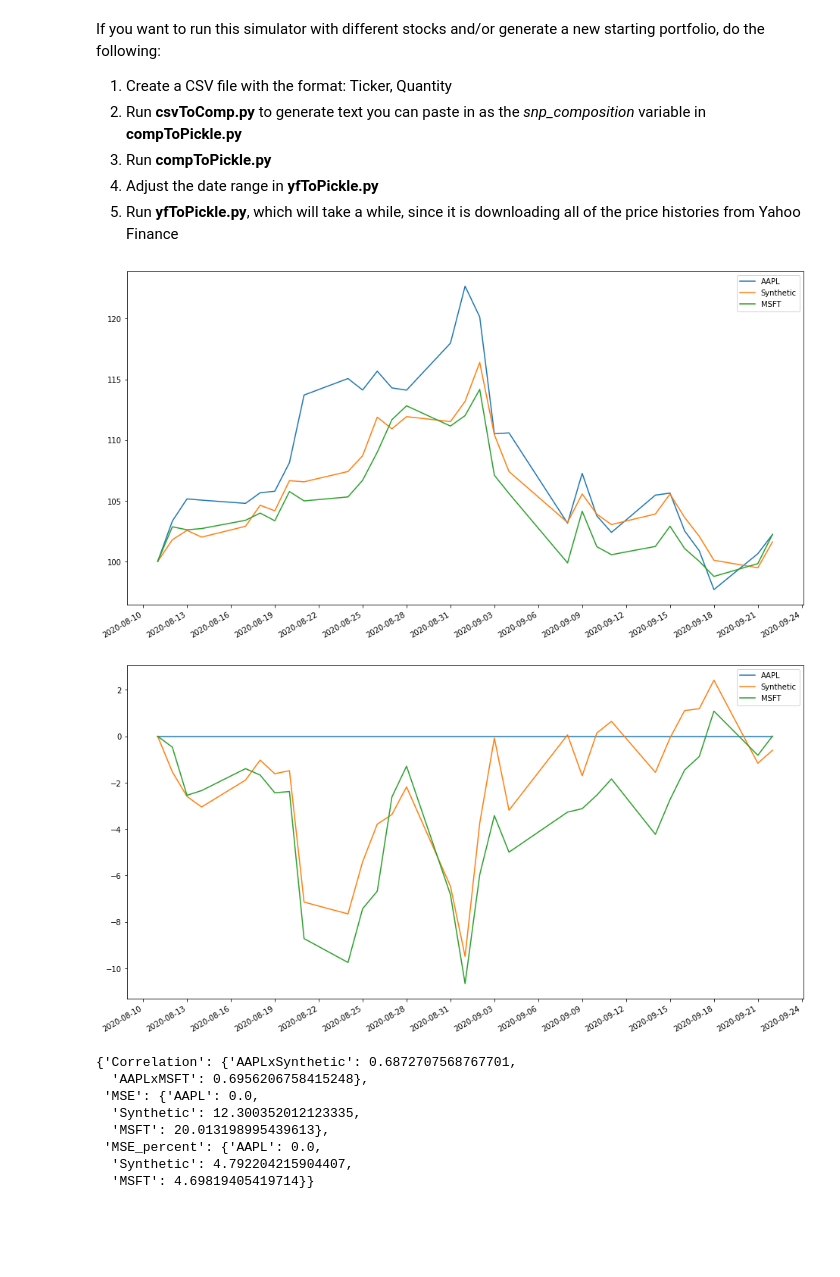
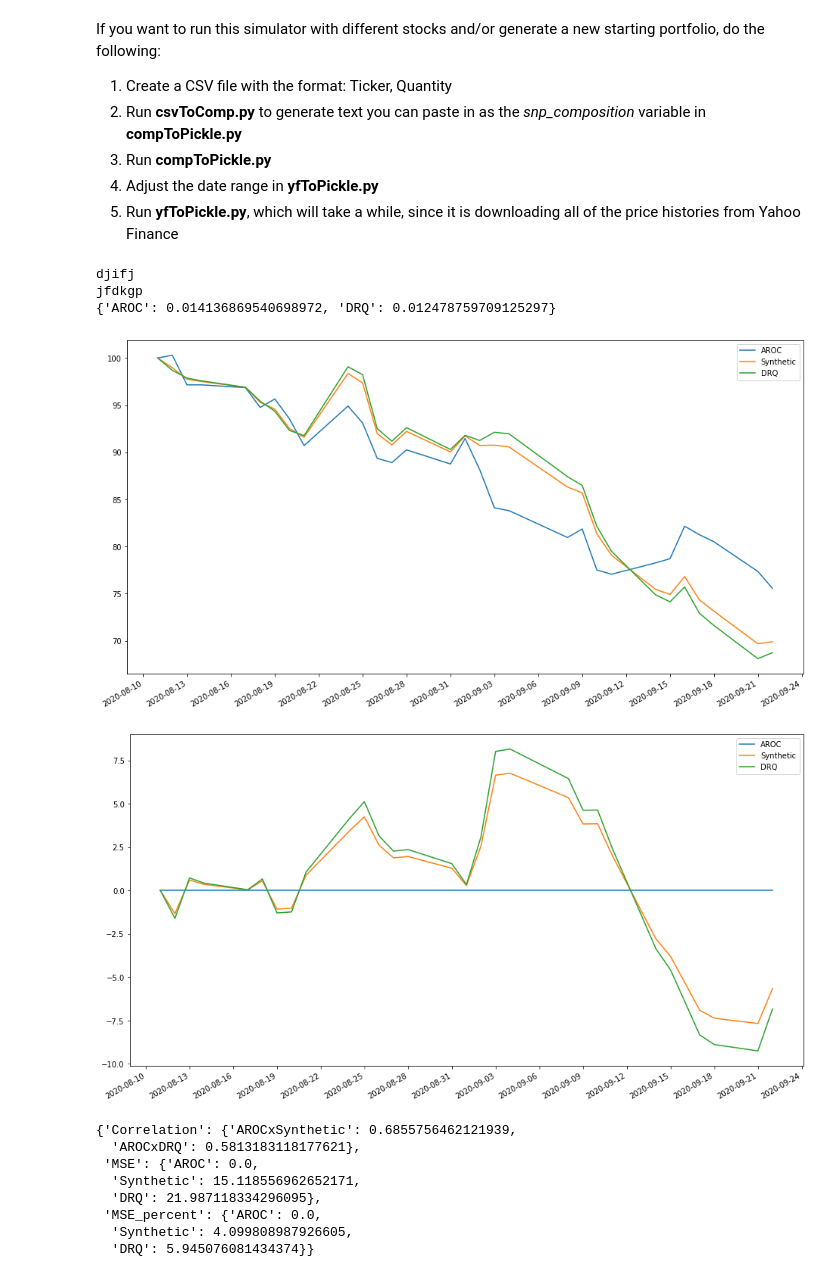
Before and after one commit to NikhilAPatel/A-Hybrid-Learning-Approach-to-Generating-Synthetic-Positions-for-Tax-Loss-Harvesting, a Jupyter notebook: model.ipynb, the cells around one changed output. Cells and saved outputs as stored; diff of their text form; code cells hidden in the pictures; blank space fills up the shorter version.

```diff
--- a/model.ipynb
+++ b/model.ipynb
@@ -189,7 +189,7 @@ def predict_portfolio(pred_stock, n_components, n_days, end_date, n_stocks, is_s
     :param n_stocks: The number of stocks to be used by principal component analysis
     :param is_sparse: Whether PCA should be sparse or not
     """
-    correlation_list = corr_list_for_single_stock('AAPL', end_date, n_days)
+    correlation_list = corr_list_for_single_stock(pred_stock, end_date, n_days)
 
     # Get price history datasets
     x, y = get_datasets(correlation_list, pred_stock, n_stocks, end_date, n_days)
@@ -227,7 +227,6 @@ def predict_portfolio(pred_stock, n_components, n_days, end_date, n_stocks, is_s
         for pc in range(0, n_components):
             quantity += model.params[pc][pred_stock] * loadings_dict[c_stock][pc]
         synthetic_position[c_stock] = quantity
-
     return synthetic_position
 # %%
 def hybrid_learning_replace(ticker) -> {}:
@@ -677,7 +677,7 @@ def simulate_stock(stock, sim_start_date, sim_end_date, tra_end_date, train_num_
 # hyperparameters = {}
 # low_mse = 10000000
 # for n_principal_components in range(1, 10):
-#     for num_train_days in [150, 180, 360]:
+#     for num_train_days in [30, 60, 90, 150, 180, 360]:
 #         for n_pred_stocks in [2, 3, 5, 10, 15, 25, 50, 100]:
 #             if n_principal_components>=n_pred_stocks:
 #                 continue
@@ -696,44 +696,49 @@ def simulate_stock(stock, sim_start_date, sim_end_date, tra_end_date, train_num_
 #                     mses.append(simulate_stock(stock_to_sim, validation_start_date, validation_start_date+num_validation_days, tr_end_date, num_train_days, n_principal_components, n_pred_stocks, sparse, graph=False)['MSE']['Synthetic'])
 #
 #                 print(i)
 #                 i+=1
 #
 #                 avg_mse = sum(mses)/100
 #
 #                 if avg_mse<=low_mse:
 #                     low_mse = avg_mse
 #                     hyperparameters = {'npca': n_principal_components, 'ntd': num_train_days, 'nps': n_pred_stocks, 'sparse': sparse}
 # print(low_mse)
 # print(hyperparameters)
 
 #0.0001232489645044427
 #{'npca': 2, 'ntd': 30, 'nps': 3, 'sparse': True}
 # simulate_stock('COST', test_start_date, test_start_date + 20, train_end_date, 30, 2, 3, True, graph = True)
 
 # 0.010779939104229553
 # {'npca': 4, 'ntd': 30, 'nps': 5, 'sparse': False}
 # simulate_stock("COST", test_start_date, test_start_date+30, train_end_date, 30, 4, 5, True, graph=True)
 
 # 46.56410051362909
 # {'npca': 4, 'ntd': 30, 'nps': 25, 'sparse': False}
 
 # 47.28842525584654
 # {'npca': 7, 'ntd': 90, 'nps': 25, 'sparse': True}
 
 # 36.120000133501776
 # {'npca': 1, 'ntd': 150, 'nps': 15, 'sparse': False}
-
-simulate_stock("AAPL", test_start_date, test_start_date+30, train_end_date, 150, 1, 15, False, graph=True)
+print()
+num = random.randint(0, len(all_tickers)-1)
+stock_to_sim = list(all_tickers)[num]
+simulate_stock(stock_to_sim, test_start_date, test_start_date+30, train_end_date, 60, 2, 2, True, graph=True)
 # %% [output]
+djifj
+jfdkgp
+{'AROC': 0.014136869540698972, 'DRQ': 0.012478759709125297}
-[figure, old version]
+[figure, new version]
-[figure, old version]
+[figure, new version]
-{'Correlation': {'AAPLxSynthetic': 0.6872707568767701,
-  'AAPLxMSFT': 0.6956206758415248},
- 'MSE': {'AAPL': 0.0,
-  'Synthetic': 12.300352012123335,
-  'MSFT': 20.013198995439613},
- 'MSE_percent': {'AAPL': 0.0,
-  'Synthetic': 4.792204215904407,
-  'MSFT': 4.69819405419714}}
+{'Correlation': {'AROCxSynthetic': 0.6855756462121939,
+  'AROCxDRQ': 0.5813183118177621},
+ 'MSE': {'AROC': 0.0,
+  'Synthetic': 15.118556962652171,
+  'DRQ': 21.987118334296095},
+ 'MSE_percent': {'AROC': 0.0,
+  'Synthetic': 4.099808987926605,
+  'DRQ': 5.945076081434374}}
 # %%
 ##pf.create_returns_tear_sheet(returns)
```
Also changed, not shown: parts of 1 cell of this notebook.
